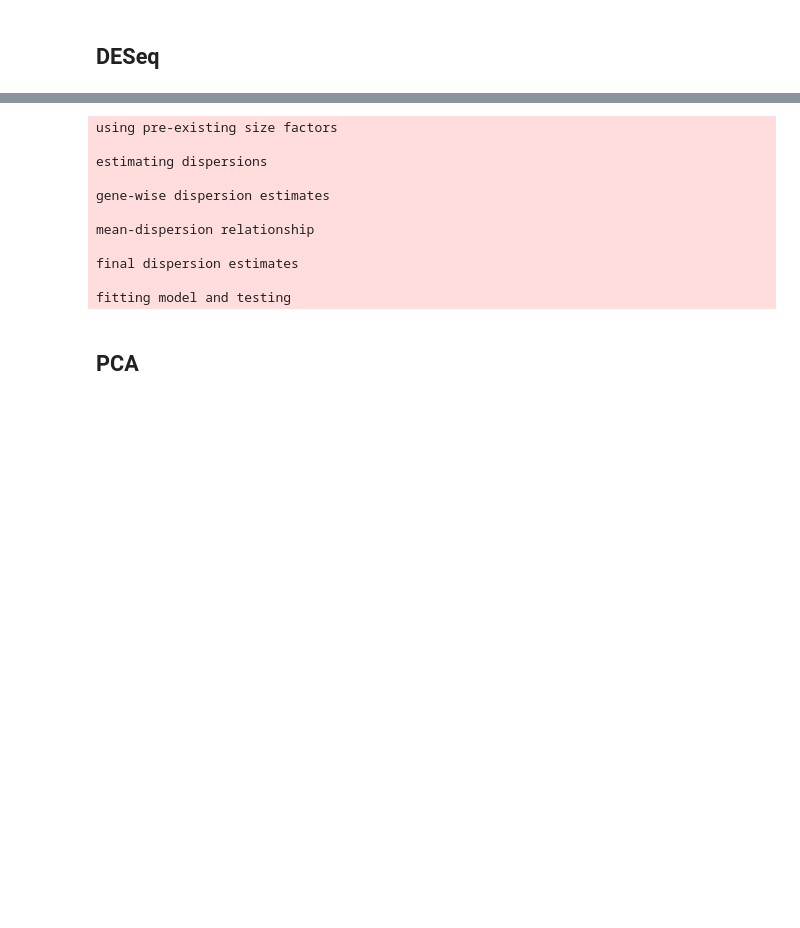
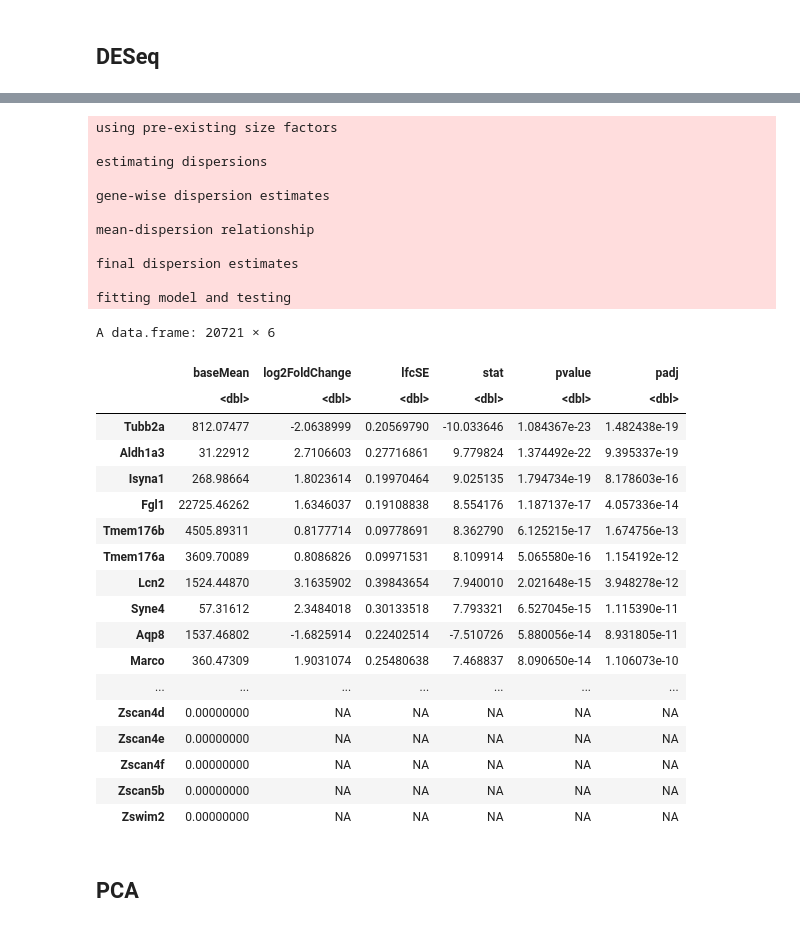
Before and after one commit to pritykinlab/bulkrna-differential-analysis, a Jupyter notebook: kp/kp_analyses.ipynb, the cells around one changed output, grey strips where cells are left out. Saved outputs shown, nothing was run; the diff lists cells and outputs as text; code cells hidden in the pictures; blank space fills up the shorter version.

```diff
--- a/kp/kp_analyses.ipynb
+++ b/kp/kp_analyses.ipynb
@@ -215,29 +237,51 @@ fitting model and testing
 # %%
 # deseq (adjusted for gender)
 
 # use create_deseq_dataset() to create deseq object from summarized experiment object
 dds_liver_adj_gender <- create_deseq_dataset(gene_counts_se_liver_no_sex, "Group", "Gender")
 
 # use get_de_genes() to get de genes
 res_liver_adj_gender <- get_de_genes(dds_liver_adj_gender$dds, "Group", "Treatment", "Control")
 
 # sort results
 res_liver_adj_gender_ordered <- res_liver_adj_gender$res[order(res_liver_adj_gender$res$padj),]
 
+# view the results
+View(as.data.frame(res_liver_adj_gender_ordered))
+
 # save results to csv file
 write.csv(as.data.frame(res_liver_adj_gender_ordered), file = "res_liver_adj_gender_ordered.csv")
 # %% [output]
 using pre-existing size factors
 
 estimating dispersions
 
 gene-wise dispersion estimates
 
 mean-dispersion relationship
 
 final dispersion estimates
 
 fitting model and testing
+A data.frame: 20721 × 6
+|  | baseMean | log2FoldChange | lfcSE | stat | pvalue | padj |
+|  | <dbl> | <dbl> | <dbl> | <dbl> | <dbl> | <dbl> |
+| Tubb2a | 812.07477 | -2.0638999 | 0.20569790 | -10.033646 | 1.084367e-23 | 1.482438e-19 |
+| Aldh1a3 | 31.22912 | 2.7106603 | 0.27716861 | 9.779824 | 1.374492e-22 | 9.395337e-19 |
+| Isyna1 | 268.98664 | 1.8023614 | 0.19970464 | 9.025135 | 1.794734e-19 | 8.178603e-16 |
+| Fgl1 | 22725.46262 | 1.6346037 | 0.19108838 | 8.554176 | 1.187137e-17 | 4.057336e-14 |
+| Tmem176b | 4505.89311 | 0.8177714 | 0.09778691 | 8.362790 | 6.125215e-17 | 1.674756e-13 |
+| Tmem176a | 3609.70089 | 0.8086826 | 0.09971531 | 8.109914 | 5.065580e-16 | 1.154192e-12 |
+| Lcn2 | 1524.44870 | 3.1635902 | 0.39843654 | 7.940010 | 2.021648e-15 | 3.948278e-12 |
+| Syne4 | 57.31612 | 2.3484018 | 0.30133518 | 7.793321 | 6.527045e-15 | 1.115390e-11 |
+| Aqp8 | 1537.46802 | -1.6825914 | 0.22402514 | -7.510726 | 5.880056e-14 | 8.931805e-11 |
+| Marco | 360.47309 | 1.9031074 | 0.25480638 | 7.468837 | 8.090650e-14 | 1.106073e-10 |
+| ... | ... | ... | ... | ... | ... | ... |
+| Zscan4d | 0.00000000 | NA | NA | NA | NA | NA |
+| Zscan4e | 0.00000000 | NA | NA | NA | NA | NA |
+| Zscan4f | 0.00000000 | NA | NA | NA | NA | NA |
+| Zscan5b | 0.00000000 | NA | NA | NA | NA | NA |
+| Zswim2 | 0.00000000 | NA | NA | NA | NA | NA |
 # %% [markdown]
 ## PCA
 # %%
```
Also changed, not shown: parts of 2 cells of this notebook, 1 other file.
